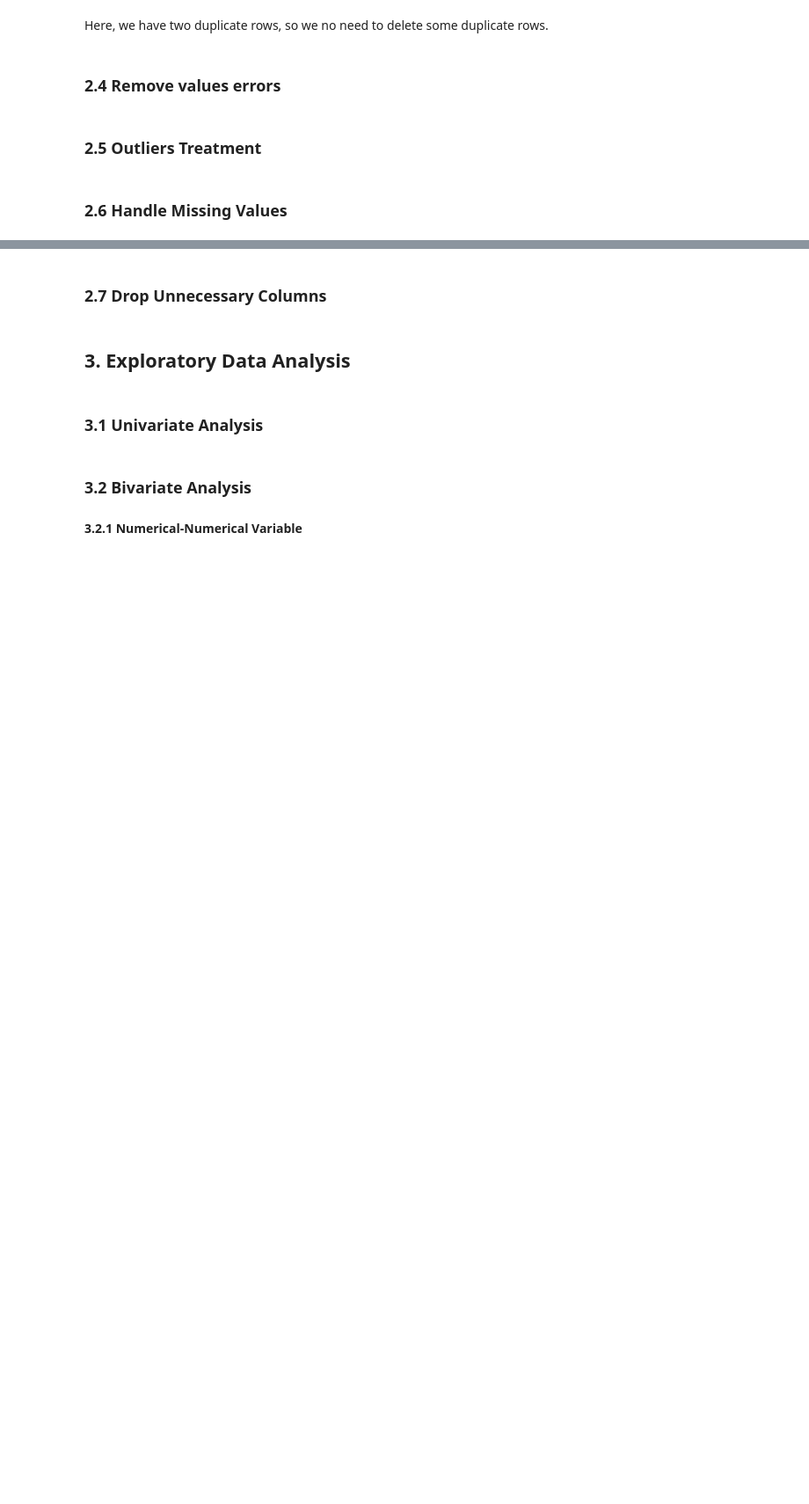
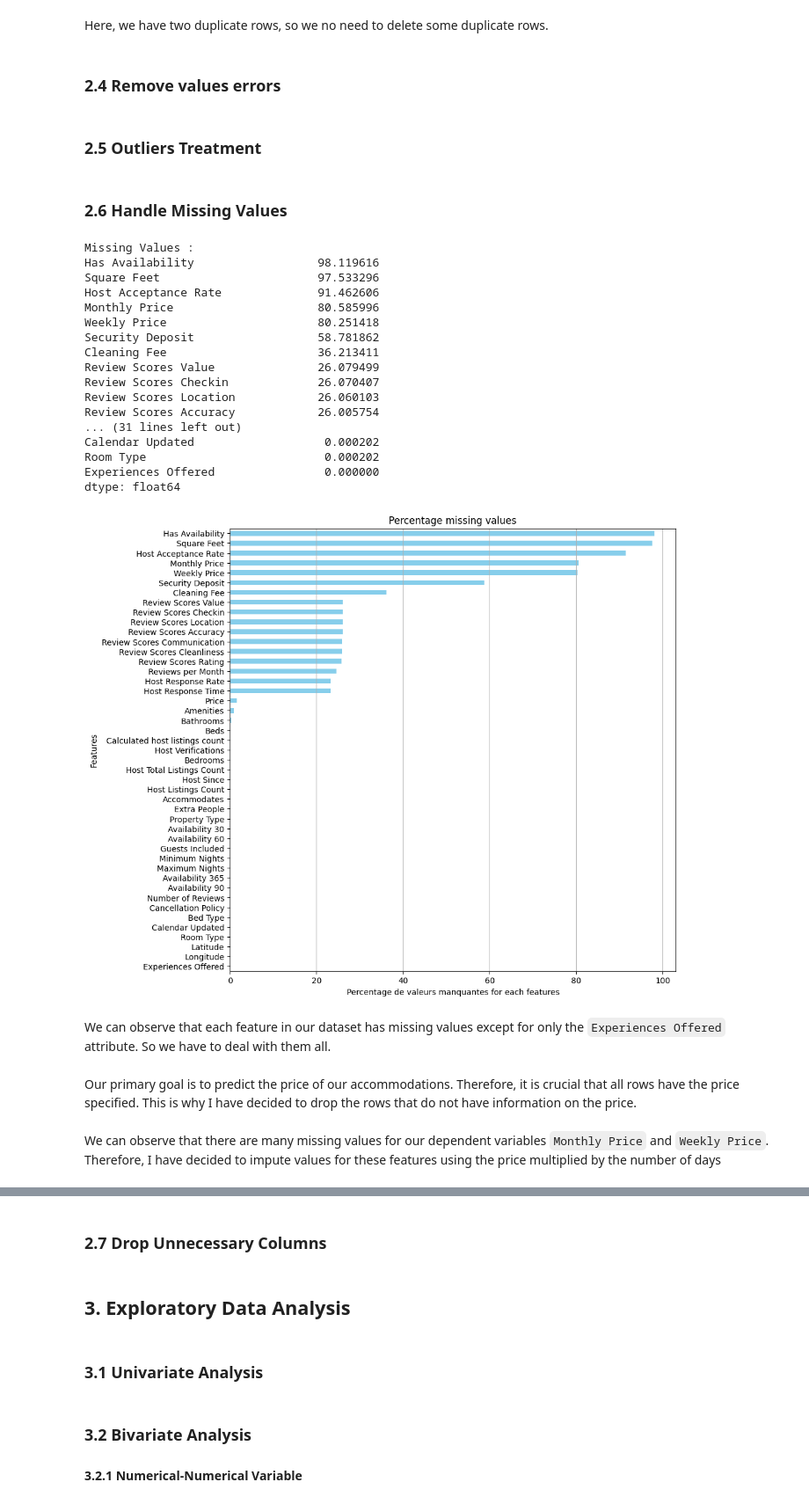
Before and after one commit to Antoine-ValentinCharpentier/AirbnbPricePrediction2, a Jupyter notebook: notebook.ipynb, the cells around one changed output, grey strips where cells are left out. Shown at 88% size. Saved outputs shown, nothing was run; the diff lists cells and outputs as text; code cells hidden in the pictures; blank space fills up the shorter version.

Commit message:
:sparkles: Handle missing values

```diff
--- a/notebook.ipynb
+++ b/notebook.ipynb
@@ -144,7 +146,7 @@ Then, I decided to remove attributes that I consider irrelevant to address our p
 
 It's important to note that the ``Features`` attribute corresponds to a consolidation of several attributes related to the host that I have chosen to retain. Consequently, this attribute has become unnecessary.
 # %%
-dataset.drop(['Host ID', 'Host Name', 'Host About', 'Host Neighbourhood', 'Neighbourhood', 'Neighbourhood Cleansed', 'Neighbourhood Group Cleansed', 'First Review', 'Last Review', 'License', 'Jurisdiction Names', 'Features'], axis=1, inplace=True)
+dataset.drop(['Host ID', 'Host Name', 'Host Location', 'Host About', 'Host Neighbourhood', 'Neighbourhood', 'Neighbourhood Cleansed', 'Neighbourhood Group Cleansed', 'First Review', 'Last Review', 'License', 'Jurisdiction Names', 'Features'], axis=1, inplace=True)
 # %% [markdown]
 I also decided to remove all information regarding the location of the dwelling, except for ``longitude`` and ``latitude``. Using these two coordinates, it is possible to retrieve all the information that I am going to drop just below, such as the country, etc.
 
@@ -154,5 +154,5 @@ It is important to note that at this stage, I have not chosen to delete the ``Ci
 # %%
-dataset.drop(['Street', 'State', 'Zipcode', 'Market', 'Smart Location', 'Country Code', 'Country', 'Geolocation'], axis= 1, inplace=True)
+dataset.drop(['Street', 'City', 'State', 'Zipcode', 'Market', 'Smart Location', 'Country Code', 'Country', 'Geolocation'], axis= 1, inplace=True)
 # %% [markdown]
 It finally leaves us with the following attributes:
 # %%
@@ -300,3 +299,42 @@ dataset.drop_duplicates(inplace=True)
 ### 2.5 Outliers Treatment
 # %% [markdown]
 ### 2.6 Handle Missing Values
+# %%
+def display_missing_values():
+    missing_percentage = dataset.isnull().mean() * 100
+    missing_percentage = missing_percentage.sort_values(ascending=False)
+    print('Missing Values :')
+    print(missing_percentage)
+
+    plt.figure(figsize=(10, 10))
+    missing_percentage.sort_values().plot(kind='barh', color='skyblue')
+    plt.xlabel('Percentage de valeurs manquantes for each features')
+    plt.ylabel('Features')
+    plt.title('Percentage missing values')
+    plt.grid(axis='x')
+    plt.show()
+# %%
+display_missing_values()
+# %% [output]
+Missing Values :
+Has Availability                  98.119616
+Square Feet                       97.533296
+Host Acceptance Rate              91.462606
+Monthly Price                     80.585996
+Weekly Price                      80.251418
+Security Deposit                  58.781862
+Cleaning Fee                      36.213411
+Review Scores Value               26.079499
+Review Scores Checkin             26.070407
+Review Scores Location            26.060103
+Review Scores Accuracy            26.005754
+... (31 lines left out)
+Calendar Updated                   0.000202
+Room Type                          0.000202
+Experiences Offered                0.000000
+dtype: float64
+[figure, added]
+# %% [markdown]
+We can observe that each feature in our dataset has missing values except for only the  ``Experiences Offered`` attribute. So we have to deal with them all.
+# %% [markdown]
+Our primary goal is to predict the price of our accommodations. Therefore, it is crucial that all rows have the price specified. This is why I have decided to drop the rows that do not have information on the price.
@@ -302,0 +343,2 @@ dataset.drop_duplicates(inplace=True)
+# %% [markdown]
+We can observe that there are many missing values for our dependent variables ``Monthly Price`` and ``Weekly Price``. Therefore, I have decided to impute values for these features using the price multiplied by the number of days
```
Also changed, not shown: parts of 37 cells of this notebook.
